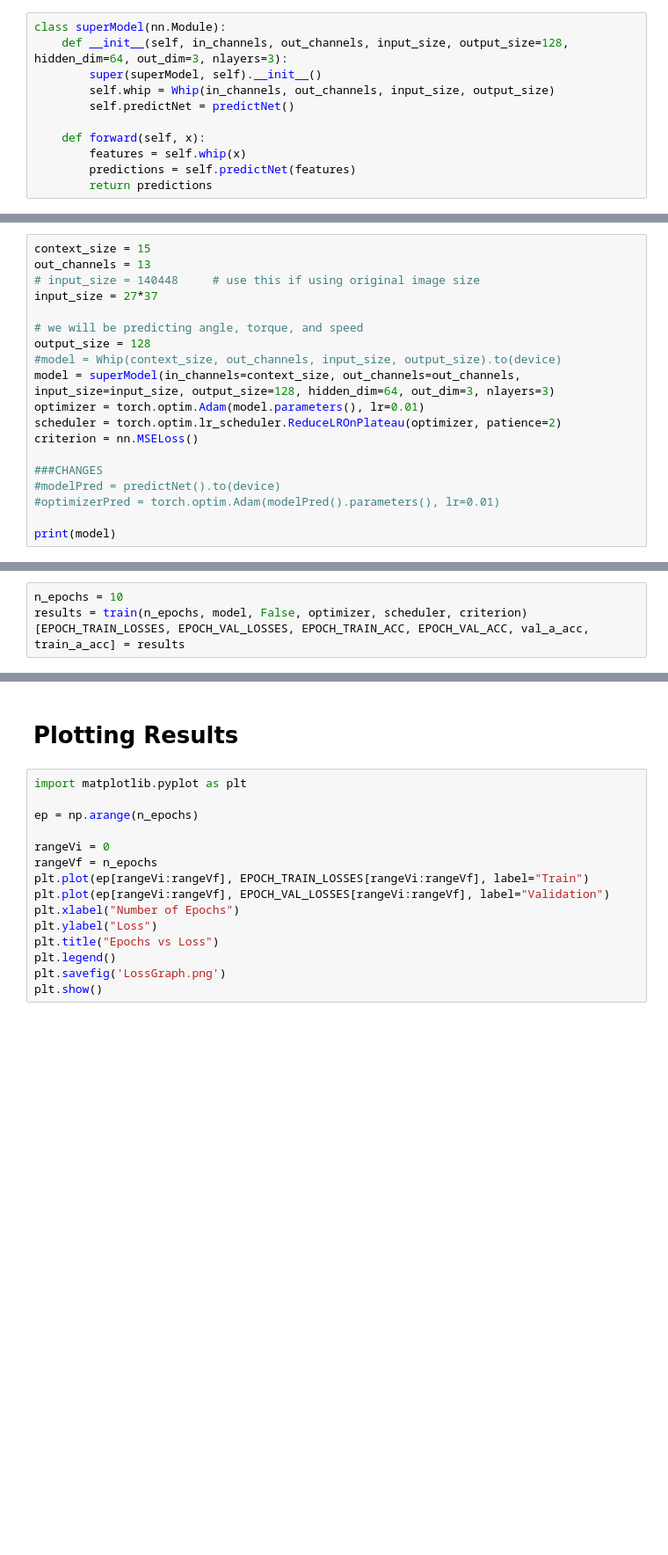
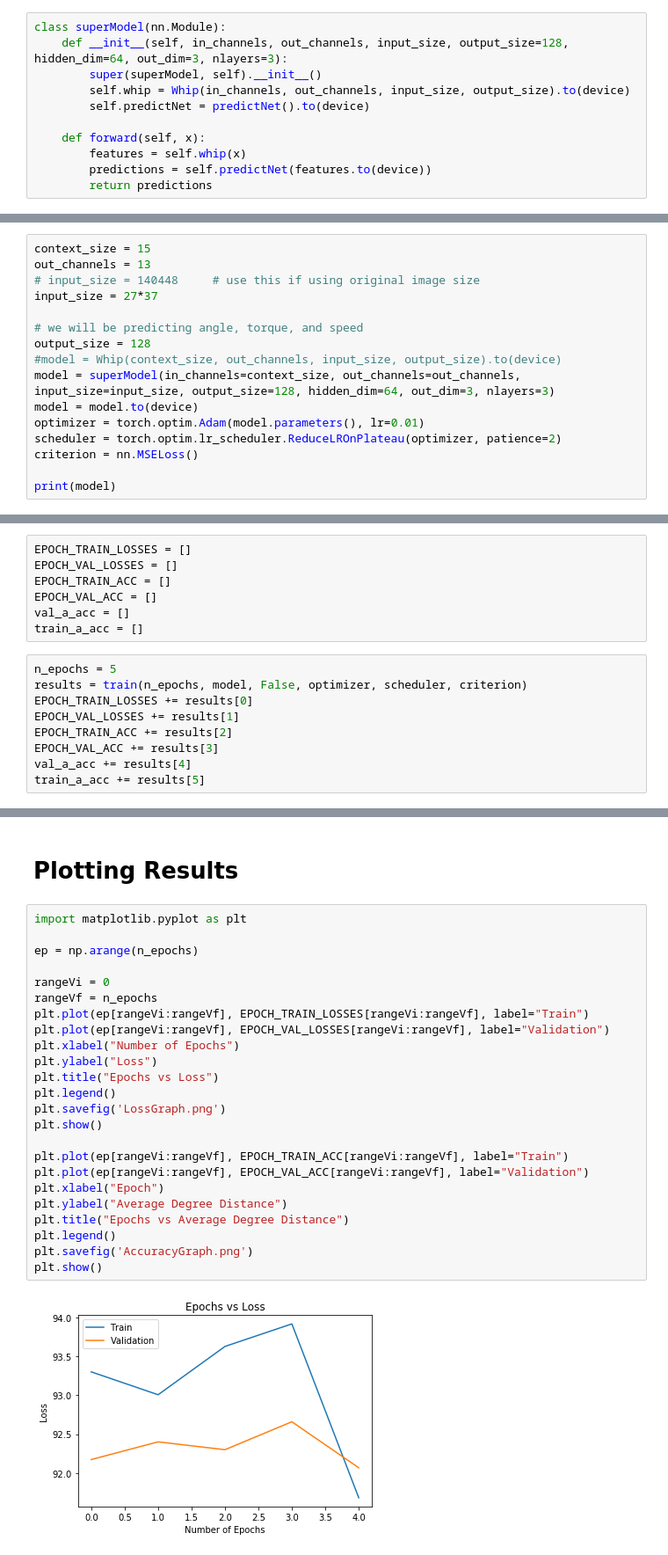
Before and after one commit to sapereir/11-785-Deep-Learning-Project, a Jupyter notebook: steering_superModel.ipynb, the cells around one changed output, grey strips where cells are left out. Shown: that part at 88% size. Cells and saved outputs as stored; diff of their text form; blank space fills up the shorter version.

```diff
--- a/steering_superModel.ipynb
+++ b/steering_superModel.ipynb
@@ -274,12 +271,12 @@ class predictNet(nn.Module):
 class superModel(nn.Module):
     def __init__(self, in_channels, out_channels, input_size, output_size=128, hidden_dim=64, out_dim=3, nlayers=3):
         super(superModel, self).__init__()
-        self.whip = Whip(in_channels, out_channels, input_size, output_size)
-        self.predictNet = predictNet()
+        self.whip = Whip(in_channels, out_channels, input_size, output_size).to(device)
+        self.predictNet = predictNet().to(device)
 
     def forward(self, x):
         features = self.whip(x)
-        predictions = self.predictNet(features)
+        predictions = self.predictNet(features.to(device))
         return predictions
 # %%
 def combine(x, y):
@@ -401,14 +429,11 @@ input_size = 27*37
 output_size = 128
 #model = Whip(context_size, out_channels, input_size, output_size).to(device)
 model = superModel(in_channels=context_size, out_channels=out_channels, input_size=input_size, output_size=128, hidden_dim=64, out_dim=3, nlayers=3)
+model = model.to(device)
 optimizer = torch.optim.Adam(model.parameters(), lr=0.01)
 scheduler = torch.optim.lr_scheduler.ReduceLROnPlateau(optimizer, patience=2)
 criterion = nn.MSELoss()
 
-###CHANGES
-#modelPred = predictNet().to(device)
-#optimizerPred = torch.optim.Adam(modelPred().parameters(), lr=0.01)
-
 print(model)
 # %% [output]
 superModel(
@@ -428,7 +453,19 @@ superModel(
     (fc): Linear(in_features=195, out_features=3, bias=True)
   )
 )
+# %%
+EPOCH_TRAIN_LOSSES = []
+EPOCH_VAL_LOSSES = []
+EPOCH_TRAIN_ACC = []
+EPOCH_VAL_ACC = []
+val_a_acc = []
+train_a_acc = []
 # %%
-n_epochs = 10
+n_epochs = 5
 results = train(n_epochs, model, False, optimizer, scheduler, criterion)
-[EPOCH_TRAIN_LOSSES, EPOCH_VAL_LOSSES, EPOCH_TRAIN_ACC, EPOCH_VAL_ACC, val_a_acc, train_a_acc] = results
+EPOCH_TRAIN_LOSSES += results[0]
+EPOCH_VAL_LOSSES += results[1]
+EPOCH_TRAIN_ACC += results[2]
+EPOCH_VAL_ACC += results[3]
+val_a_acc += results[4]
+train_a_acc += results[5]
@@ -454,15 +474,26 @@ Avg Train Loss: 3.9049  Avg Val Loss: 0.3133
 # %%
 import matplotlib.pyplot as plt
 
 ep = np.arange(n_epochs)
 
 rangeVi = 0
 rangeVf = n_epochs
 plt.plot(ep[rangeVi:rangeVf], EPOCH_TRAIN_LOSSES[rangeVi:rangeVf], label="Train")
 plt.plot(ep[rangeVi:rangeVf], EPOCH_VAL_LOSSES[rangeVi:rangeVf], label="Validation")
 plt.xlabel("Number of Epochs")
 plt.ylabel("Loss")
 plt.title("Epochs vs Loss")
 plt.legend()
 plt.savefig('LossGraph.png')
 plt.show()
+
+plt.plot(ep[rangeVi:rangeVf], EPOCH_TRAIN_ACC[rangeVi:rangeVf], label="Train")
+plt.plot(ep[rangeVi:rangeVf], EPOCH_VAL_ACC[rangeVi:rangeVf], label="Validation")
+plt.xlabel("Epoch")
+plt.ylabel("Average Degree Distance")
+plt.title("Epochs vs Average Degree Distance")
+plt.legend()
+plt.savefig('AccuracyGraph.png')
+plt.show()
+# %% [output]
+[figure, added]
```
Also changed, not shown: parts of 12 cells of this notebook, 10 other files.
